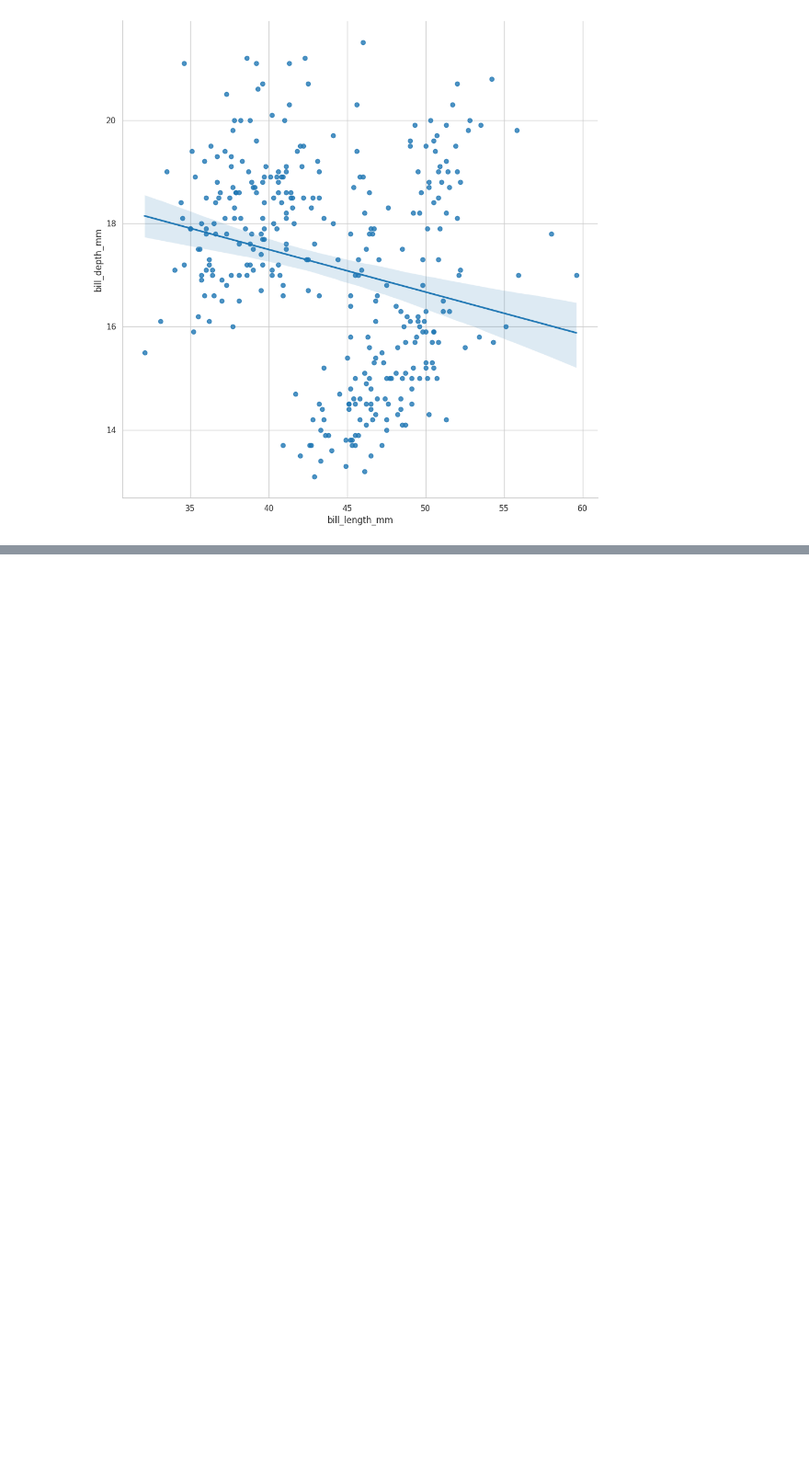
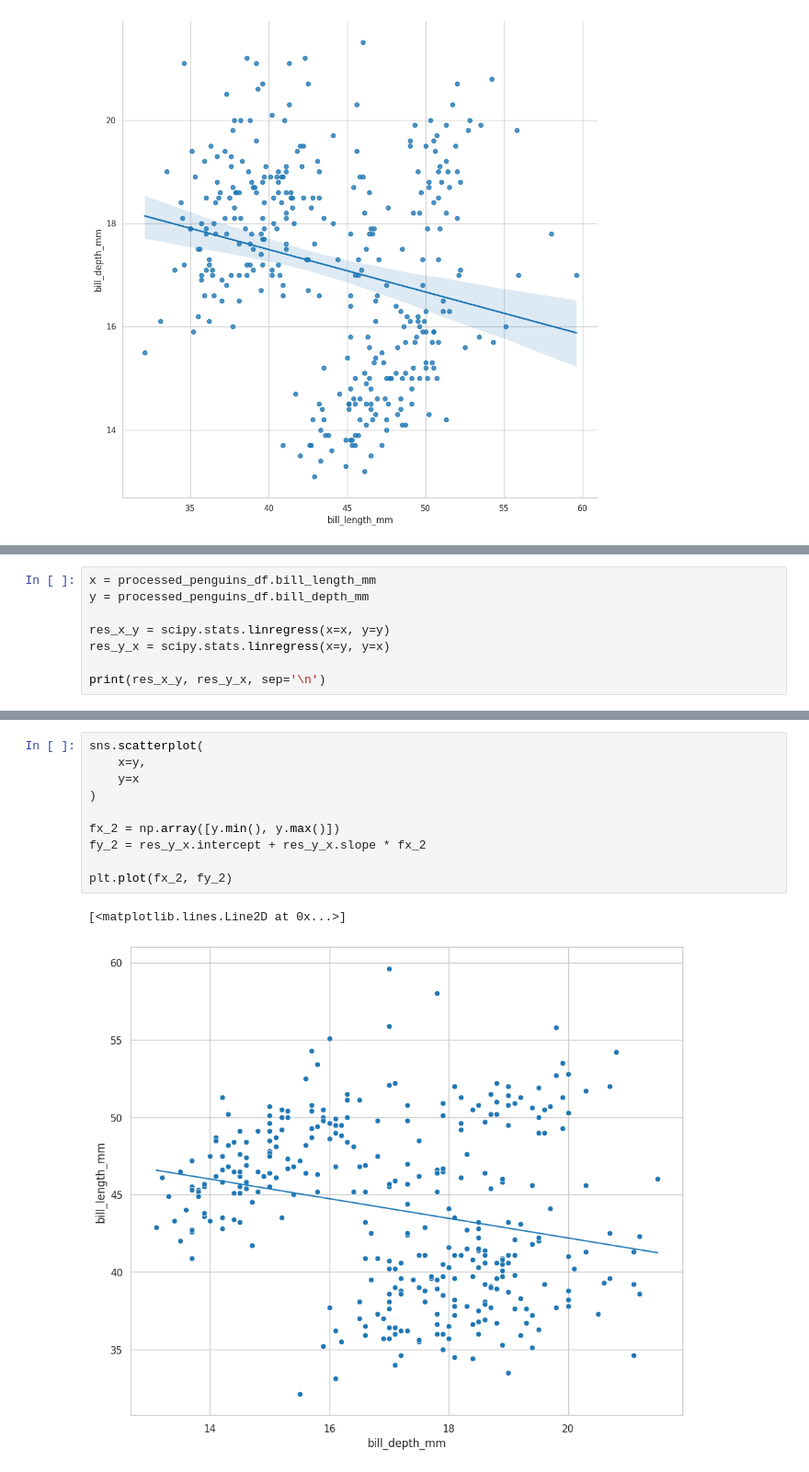
Before and after one commit to M-Alejo/analisis_exploratorio, a Jupyter notebook: conociendo_datos.ipynb, the cells around one changed output, grey strips where cells are left out. Shown at 92% size. Saved outputs shown, nothing was run; the diff lists cells and outputs as text; blank space fills up the shorter version.

```diff
--- a/conociendo_datos.ipynb
+++ b/conociendo_datos.ipynb
@@ -965,0 +1000,8 @@ sns.lmplot(
+# %%
+x = processed_penguins_df.bill_length_mm
+y = processed_penguins_df.bill_depth_mm
+
+res_x_y = scipy.stats.linregress(x=x, y=y)
+res_y_x = scipy.stats.linregress(x=y, y=x)
+
+print(res_x_y, res_y_x, sep='\n')
@@ -965,0 +1024,13 @@ sns.lmplot(
+# %%
+sns.scatterplot(
+    x=y,
+    y=x
+)
+
+fx_2 = np.array([y.min(), y.max()])
+fy_2 = res_y_x.intercept + res_y_x.slope * fx_2
+
+plt.plot(fx_2, fy_2)
+# %% [output]
+[<matplotlib.lines.Line2D at 0x...>]
+[figure, added]
```
Also changed, not shown: parts of 11 cells of this notebook.
